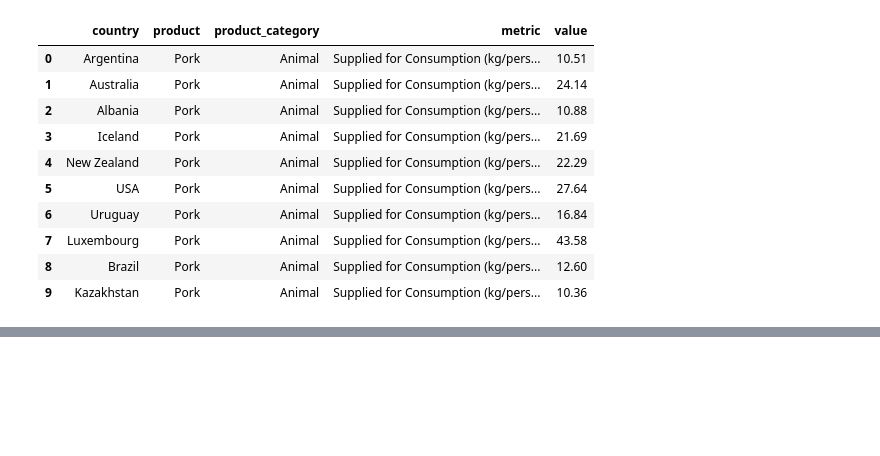
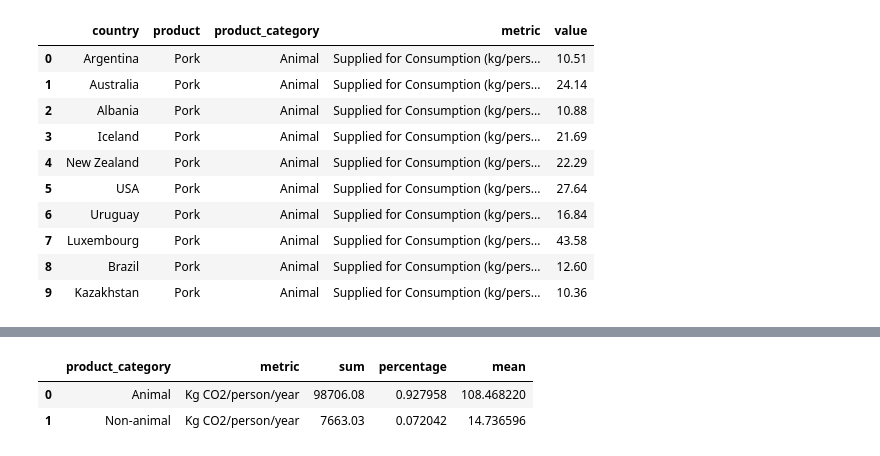
Before and after one commit to daniel-epm/food_carbon_fp, a Jupyter notebook: foodprint_analysis.ipynb, the cells around one changed output, grey strips where cells are left out. Drawn from its saved outputs; the diff is of its cells as text; code cells hidden in the pictures; blank space fills up the shorter version.

```diff
--- a/foodprint_analysis.ipynb
+++ b/foodprint_analysis.ipynb
@@ -310,0 +272,20 @@ fetch_query_results('query', query)
+# %%
+# Animal vs Non-animal emissions
+
+query = """
+    SELECT  product_category
+           ,metric
+           ,SUM(value) AS sum
+           ,SUM(value) / (SUM(SUM(value)) OVER()) AS Percentage
+           ,AVG(value) AS mean
+        FROM foodprint1
+        WHERE metric ILIKE 'Kg CO2/person/year'
+        GROUP BY product_category, metric
+"""
+
+df = fetch_query_results('query', query)
+df
+# %% [output]
+|  | product_category | metric | sum | percentage | mean |
+| 0 | Animal | Kg CO2/person/year | 98706.08 | 0.927958 | 108.468220 |
+| 1 | Non-animal | Kg CO2/person/year | 7663.03 | 0.072042 | 14.736596 |
```
Also changed, not shown: parts of 18 cells of this notebook.
